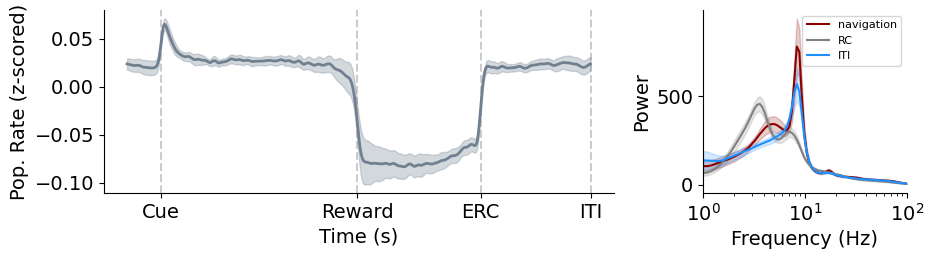
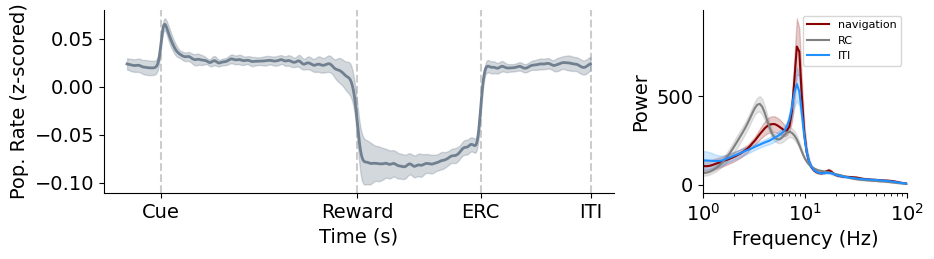
Unified diff of the notebook cell whose output changed from the first chart to the second:
--- before
+++ after
@@ -3,5 +3,5 @@
 # where single unit population activty was locked to trial events
 fig2, axes = plt.subplots(1, 2, figsize=(9.5, 2.75), clear=True, width_ratios=[1, 0.4])
-pa._plot_population_aligned_activity(aligned_activity_df, ax=axes[0])
+pa._plot_population_aligned_activity(aligned_activity_df, smooth_SD=3, plot_single_subjects=False, ax=axes[0])
 lfp.plot_PSD(PSD_df, normalise=False, fmax=100, ax=axes[1])
 fig2.tight_layout()

Commit: minor updates to neurons intro plots